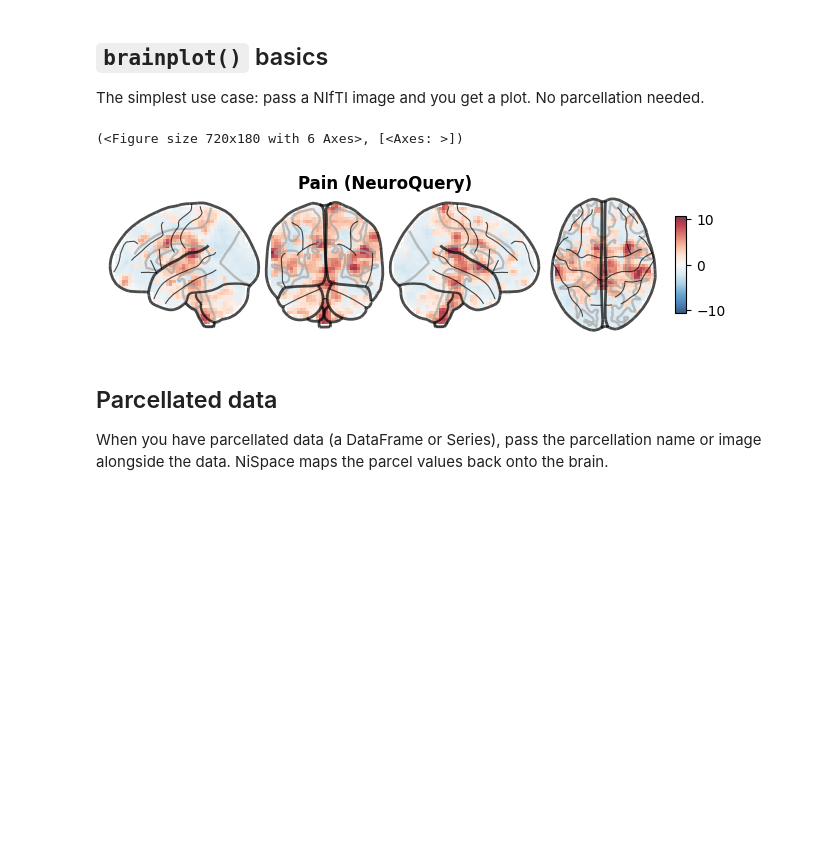
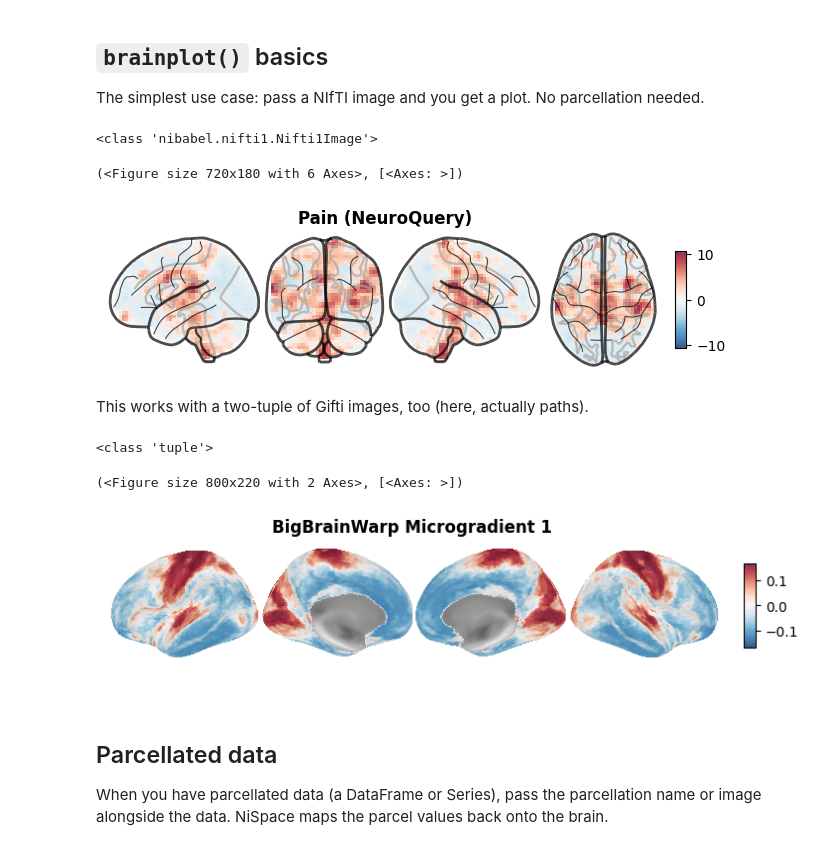
Before and after one commit to LeonDLotter/NiSpace, a Jupyter notebook: docs/nb_introduction/intro8_brainplot.ipynb, the cells around one changed output. Drawn from its saved outputs; the diff is of its cells as text; code cells hidden in the pictures; blank space fills up the shorter version.

```diff
--- a/docs/nb_introduction/intro8_brainplot.ipynb
+++ b/docs/nb_introduction/intro8_brainplot.ipynb
@@ -22,12 +22,26 @@ The simplest use case: pass a NIfTI image and you get a plot. No parcellation ne
 # %%
 # load the pain map (a NIfTI image)
 pain_map = load_img("neuroquery/pain.nii.gz")
+print(type(pain_map))
 
 # plot it — default rendering is glass brain for volumetric images
 brainplot(pain_map, title="Pain (NeuroQuery)")
 # %% [output]
-(<Figure size 720x180 with 6 Axes>, [<Axes: >])
+<class 'nibabel.nifti1.Nifti1Image'>
+(<Figure size 720x180 with 6 Axes>, [<Axes: >])
 [figure]
+# %% [markdown]
+This works with a two-tuple of Gifti images, too (here, actually paths).
+# %%
+alpha_surf = fetch_reference("bigbrain", maps="microgradient1", space="fsaverage", verbose=False)[0]
+print(type(alpha_surf))
+
+# plot the surface maps, space should be passed as input to ensure correct rendering
+brainplot(alpha_surf, title="BigBrainWarp Microgradient 1", space="fsaverage")
+# %% [output]
+<class 'tuple'>
+(<Figure size 800x220 with 2 Axes>, [<Axes: >])
+[figure, added]
 # %% [markdown]
 ## Parcellated data
 
```
Also changed, not shown: parts of 7 cells of this notebook, 5 other files.
